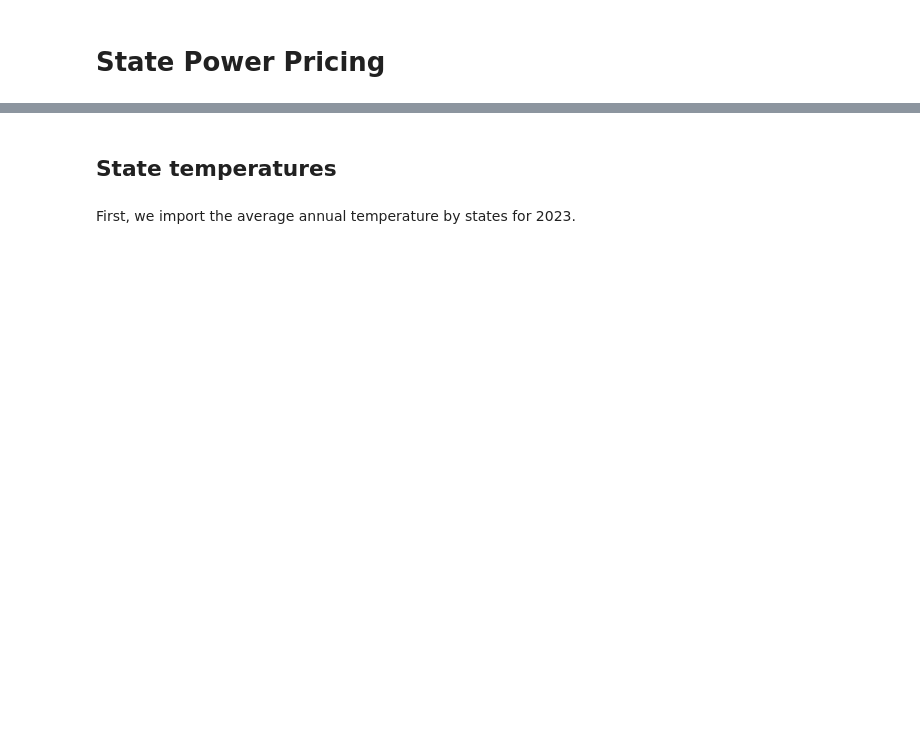
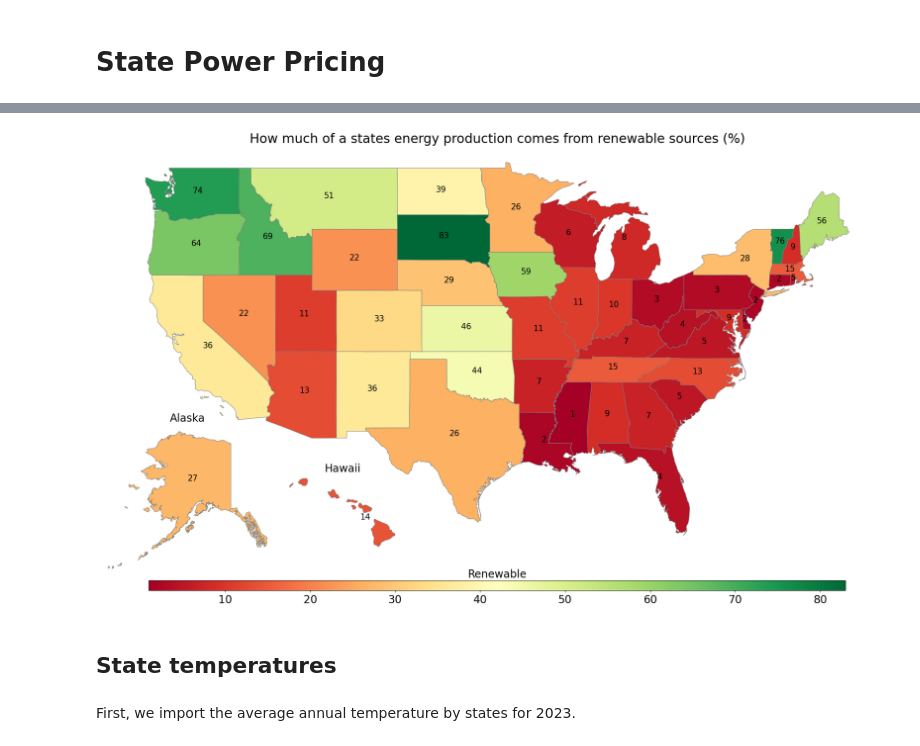
Before and after one commit to trinerye/spatial_exam, a Jupyter notebook: src/maps.ipynb, the cells around one changed output, grey strips where cells are left out. Drawn from its saved outputs; the diff is of its cells as text; code cells hidden in the pictures; blank space fills up the shorter version.

```diff
--- a/src/maps.ipynb
+++ b/src/maps.ipynb
@@ -234,0 +252,4 @@ internet_df.head()
+# %%
+green_states_file = os.path.join(in_path,'green_states.csv')
+green_states = pd.read_csv(green_states_file)
+green_states.head()
@@ -235,2 +282,2 @@ internet_df.head()
 # %%
-merged_data = merged_data.merge(internet_df, how='left', on='State_Name')
+map_data = map_data.merge(green_states, how='left', on='State_Name')
@@ -250,3 +284,16 @@ plot_us_states(merged_data, data_column,
+# %%
+data_column = 'Renewable'
+
+title = f'How much of a states energy production comes from renewable sources (%)'
+
+plot_us_states(map_data,
+               data_column,
+               title=title,
+               colormap='RdYlGn',
+               label_states=True,
+               output_file='renewable energy by state.png')
+# %% [output]
+[figure, added]
 # %% [markdown]
 ## State temperatures
 # %% [markdown]
```
Also changed, not shown: parts of 52 cells of this notebook.
